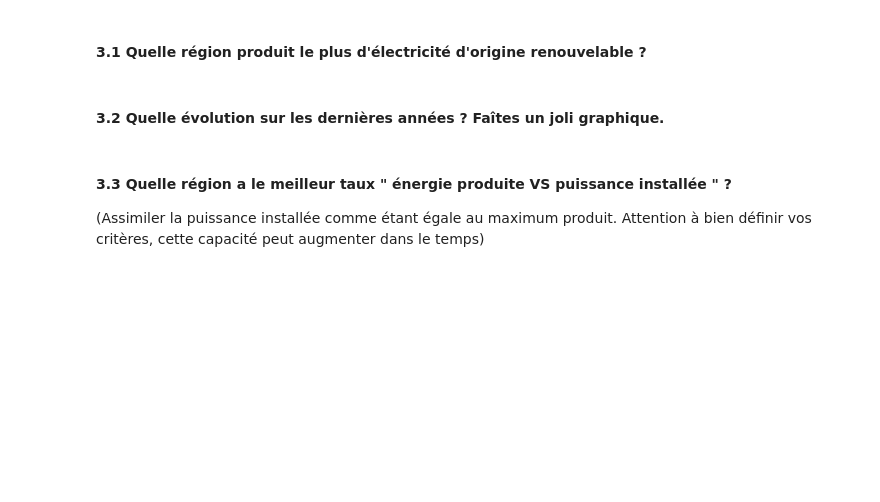
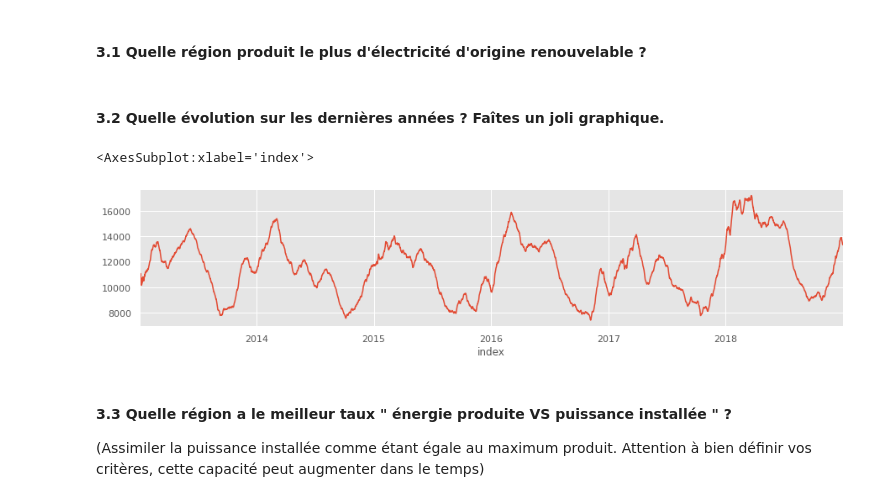
Before and after one commit to eusoumarkinhoz/Stats_Prob-2, a Jupyter notebook: Notebook/1.2 _wip_Regional - Series temporelles.ipynb, the cells around one changed output. Drawn from its saved outputs; the diff is of its cells as text; code cells hidden in the pictures; blank space fills up the shorter version.

```diff
--- a/Notebook/1.2 _wip_Regional - Series temporelles.ipynb
+++ b/Notebook/1.2 _wip_Regional - Series temporelles.ipynb
@@ -444,5 +573,23 @@ _____________________________________________
 # %% [markdown]
 #### 3.2 Quelle évolution sur les dernières années ? Faîtes un joli graphique.
+# %%
+renewables = ['Eolien', 'Solaire', 'Hydraulique', 'Bioénergies']
+(
+    df_regional.reset_index()
+               .groupby('index')
+               .sum()
+               .drop(columns='Périmètre')
+               .loc[:, renewables]
+               .sum(axis='columns')
+               .rolling('30D')
+               .mean()
+               .plot(
+                   figsize=(15, 3)
+               )
+)
+# %% [output]
+<AxesSubplot:xlabel='index'>
+[figure, added]
 # %% [markdown]
 #### 3.3 Quelle région a le meilleur taux " énergie produite VS puissance installée " ?
 (Assimiler la puissance installée comme étant égale au maximum produit. Attention à bien définir vos critères, cette capacité peut augmenter dans le temps)
```
Also changed, not shown: parts of 16 cells of this notebook, 1 other file.
